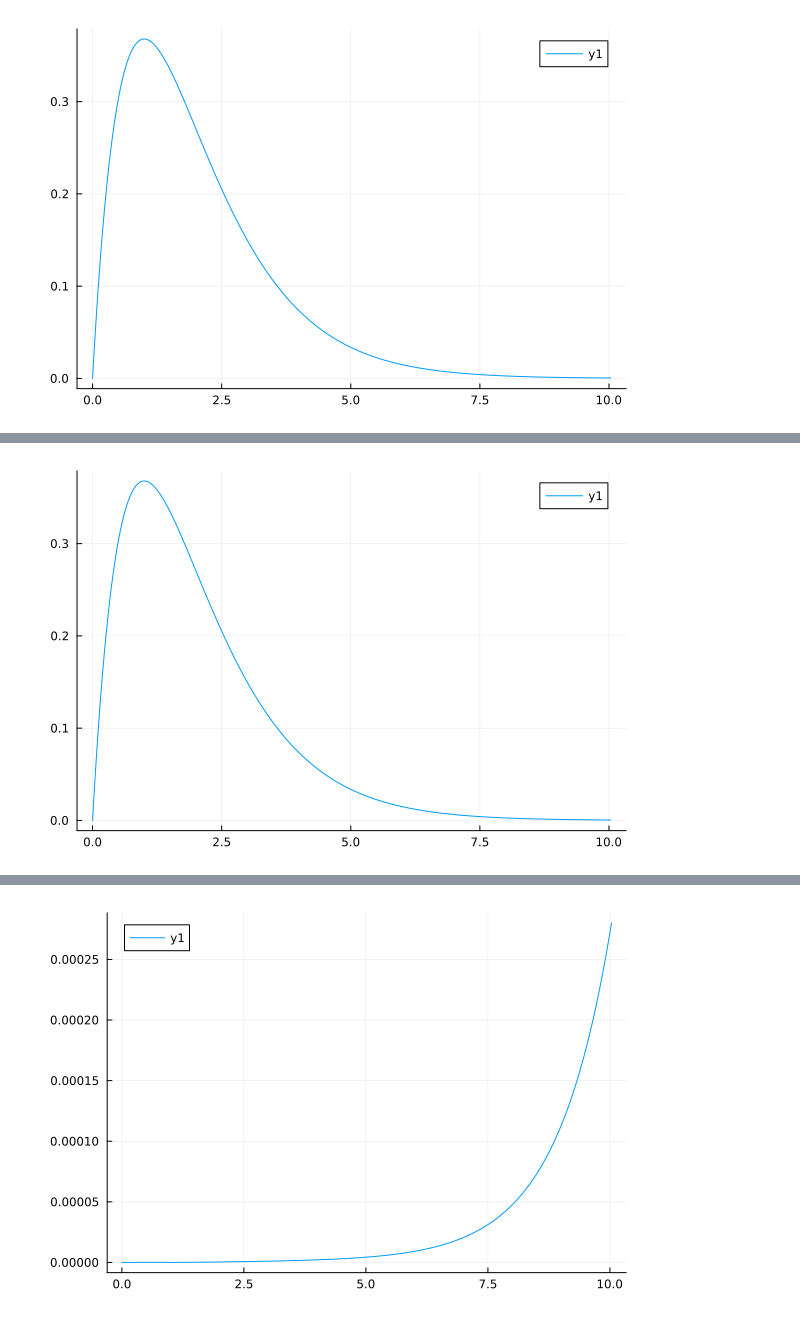
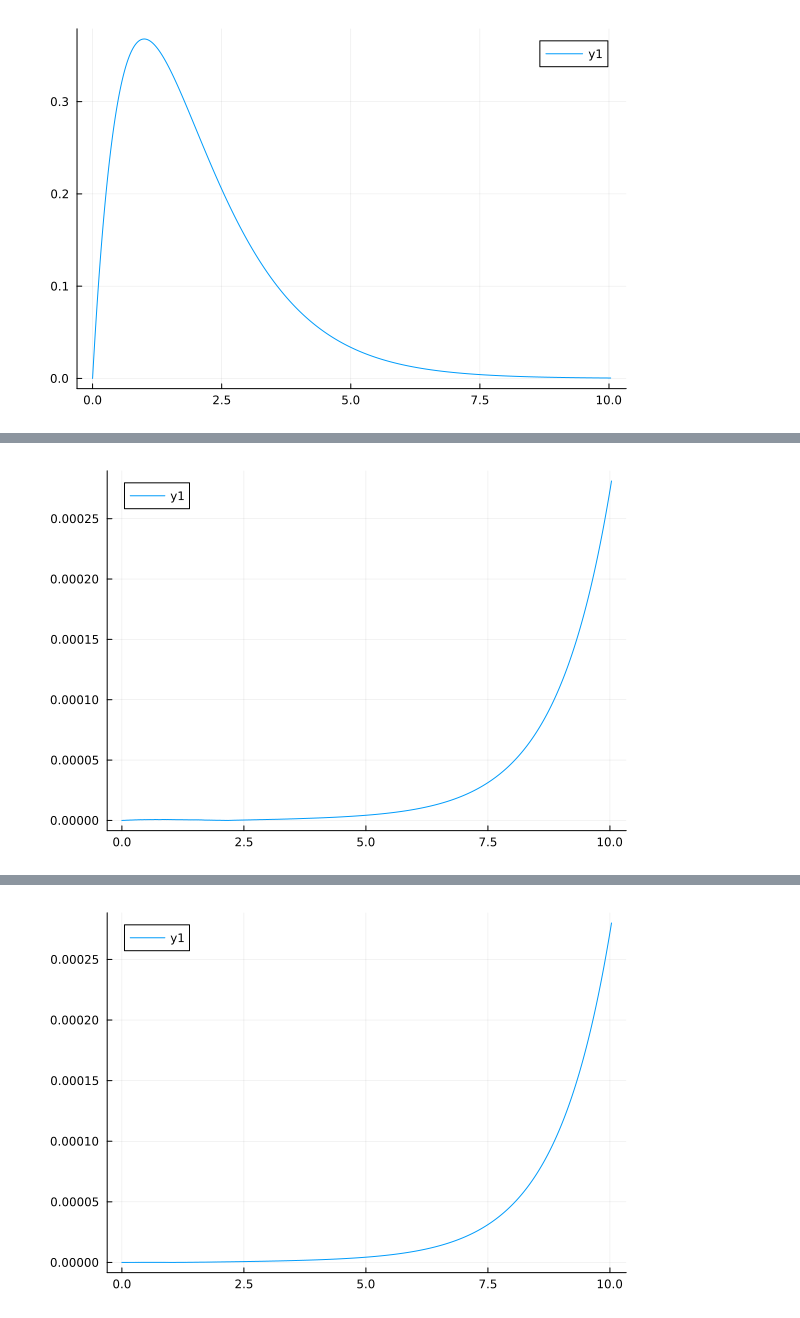
Before and after one commit to zeledon14/neutral_atom_solver, a Jupyter notebook: dev.ipynb, the cells around one changed output, grey strips where cells are left out. Drawn from its saved outputs; the diff is of its cells as text; code cells hidden in the pictures.

Commit message:
adding the Math_Utils

```diff
--- a/dev.ipynb
+++ b/dev.ipynb
@@ -50,5 +53,8 @@ l::Int32=0;
 v_effe= v_colu;
 init_valu1::Float32=u_s1_hydr[1];#expo_grid[1]^(l+1.0)
 init_valu2::Float32=u_s1_hydr[2];#expo_grid[2]^(l+1.0)
+init_valu1_bwd::Float32=u_s1_hydr[end];#expo_grid[1]^(l+1.0)
+init_valu2_bwd::Float32=u_s1_hydr[end-1];#expo_grid[2]^(l+1.0)
 f::Vector{Float32}= 2.0.*(v_effe .- E);
+#given f find the classical turning points
 g=zeros(Float32, size(f)[1]);
@@ -60,0 +61,18 @@ plot(expo_grid, u_pred)
+# %%
+#find turn_pnts of of f, basically the clasical turning points of the effective density_potential
+#with restepect to the E proposed eigenvalue
+turn_pnts= Math_Utils.turning_points_indices(f);
+if length(turn_pnts) ==  0
+    throw(DomainError("the effective potential has no turning points
+    for the proposed energy eigenvalue, this means v_effe - E has no zeroes"));
+end
+# %%
+#do forward integration of radial shcrodinger equation u
+u_fwd= Integral_Numerical_Methods.integrate_second_order_DE(expo_grid,g,f,init_valu1,init_valu2);
+#do backward integreation of the radial shcrodinger equation u
+u_bwd= reverse(Integral_Numerical_Methods.integrate_second_order_DE(reverse(expo_grid),g,reverse(f),
+                init_valu1_bwd,init_valu2_bwd));
+#rescale u_fwd, u_bwd to make u_fwd[turn_pnts[1]] = u_bwd[turn_pnts[1]]
+u_fwd, u_bwd= Math_Utils.rescale!(u_fwd, u_bwd, turn_pnts[1]);
+#merge solutions
+u_merged= Math_Utils.merge_solutions(u_fwd, u_bwd, turn_pnts[1]);
@@ -61,4 +83,4 @@ plot(expo_grid, u_pred)
 # %%
-plot(expo_grid, ((u_pred .- u_s1_hydr).^2).^0.5)
+plot(expo_grid, ((u_fwd .- u_s1_hydr).^2).^0.5)
 # %% [output]
-[figure, old version]
+[figure, new version]
```
Also changed, not shown: parts of 8 cells of this notebook, 7 other files.
